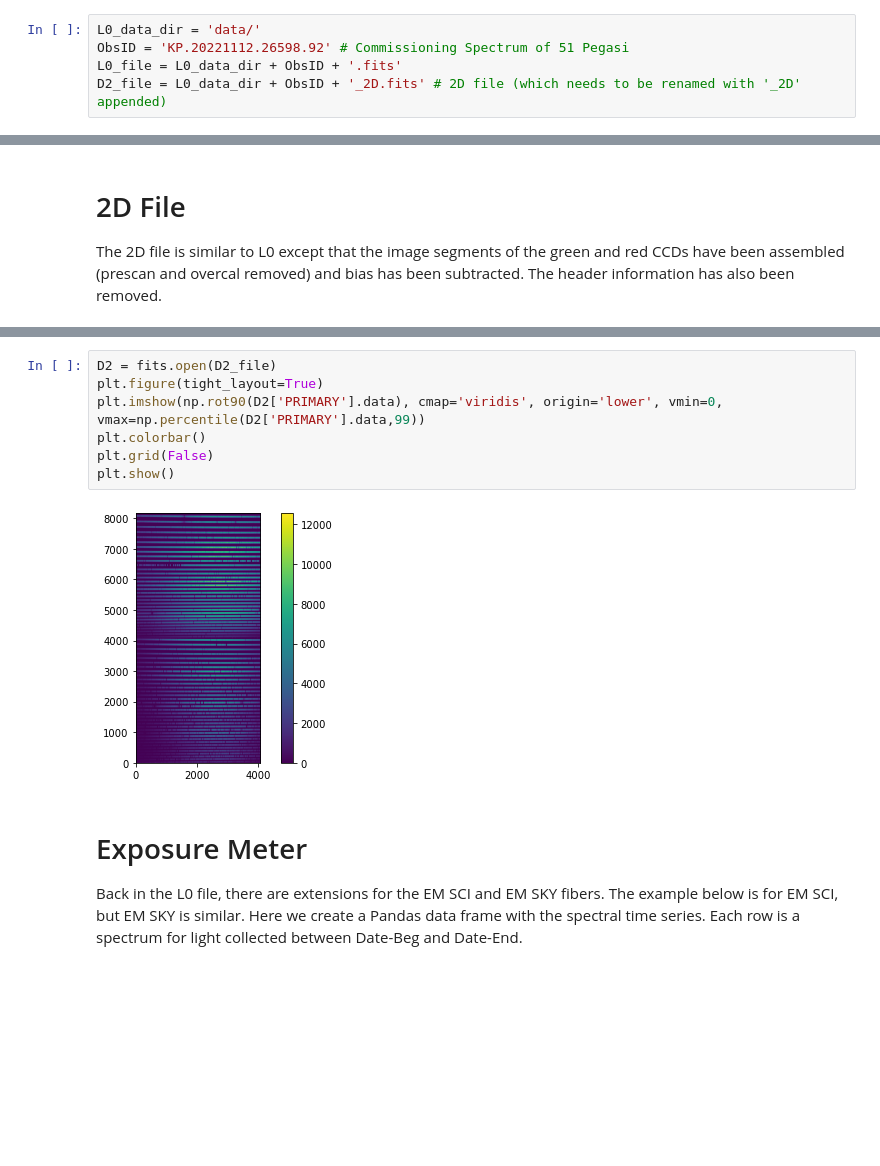
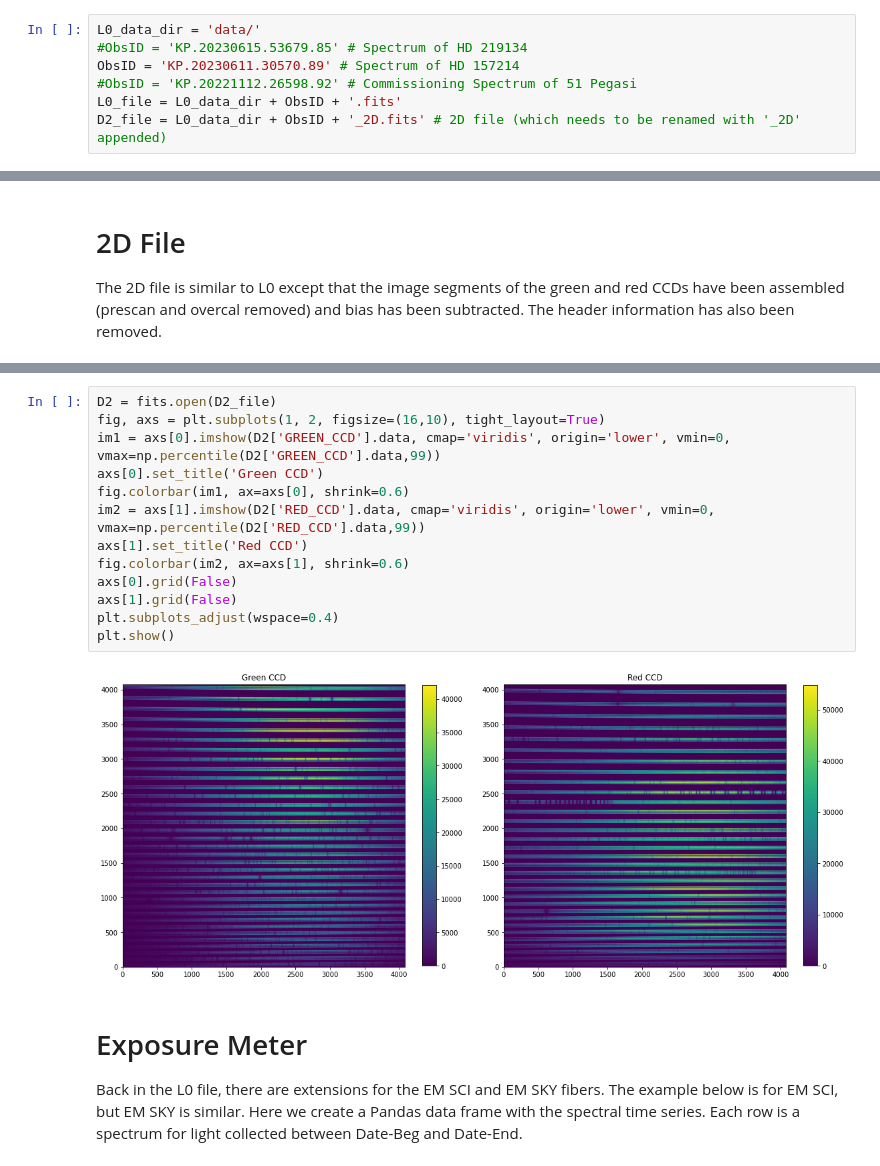
Before and after one commit to Keck-DataReductionPipelines/KPF-Pipeline, a Jupyter notebook: docs/source/tutorials/KPF_Data_Tutorial_L0_and_2D.ipynb, the cells around one changed output, grey strips where cells are left out. Drawn from its saved outputs; the diff is of its cells as text; blank space fills up the shorter version.

```diff
--- a/docs/source/tutorials/KPF_Data_Tutorial_L0_and_2D.ipynb
+++ b/docs/source/tutorials/KPF_Data_Tutorial_L0_and_2D.ipynb
@@ -12,7 +12,9 @@ from astropy.table import Table
 One needs to have the L0 file KP.20221112.26598.92.fits and the 2D file KP.20221112.26598.92_2D.fits in the data/ directory of the folder from which this notebook is running.  These files can be downloaded from Jump or shrek.caltech.edu.  Note that as of 11/23/2022, the 2D file will have the name KP.20221112.26598.92.fits and will need to be renamed KP.20221112.26598.92_2D.fits for the code below to work.  One can also modify the code below to work with other files or paths.
 # %%
 L0_data_dir = 'data/'
-ObsID = 'KP.20221112.26598.92' # Commissioning Spectrum of 51 Pegasi
+#ObsID = 'KP.20230615.53679.85' # Spectrum of HD 219134
+ObsID = 'KP.20230611.30570.89' # Spectrum of HD 157214
+#ObsID = 'KP.20221112.26598.92' # Commissioning Spectrum of 51 Pegasi
 L0_file = L0_data_dir + ObsID + '.fits'
 D2_file = L0_data_dir + ObsID + '_2D.fits' # 2D file (which needs to be renamed with '_2D' appended)
 # %% [markdown]
@@ -105,12 +130,18 @@ The 2D file is similar to L0 except that the image segments of the green and red
 # %%
 D2 = fits.open(D2_file)
-plt.figure(tight_layout=True)
-plt.imshow(np.rot90(D2['PRIMARY'].data), cmap='viridis', origin='lower', vmin=0, vmax=np.percentile(D2['PRIMARY'].data,99))
-plt.colorbar()
-plt.grid(False)
+fig, axs = plt.subplots(1, 2, figsize=(16,10), tight_layout=True)
+im1 = axs[0].imshow(D2['GREEN_CCD'].data, cmap='viridis', origin='lower', vmin=0, vmax=np.percentile(D2['GREEN_CCD'].data,99))
+axs[0].set_title('Green CCD')
+fig.colorbar(im1, ax=axs[0], shrink=0.6)
+im2 = axs[1].imshow(D2['RED_CCD'].data, cmap='viridis', origin='lower', vmin=0, vmax=np.percentile(D2['RED_CCD'].data,99))
+axs[1].set_title('Red CCD')
+fig.colorbar(im2, ax=axs[1], shrink=0.6)
+axs[0].grid(False)
+axs[1].grid(False)
+plt.subplots_adjust(wspace=0.4)
 plt.show()
 # %% [output]
-[figure, old version]
+[figure, new version]
 # %% [markdown]
 # Exposure Meter
 Back in the L0 file, there are extensions for the EM SCI and EM SKY fibers.  The example below is for EM SCI, but EM SKY is similar.  Here we create a Pandas data frame with the spectral time series.  Each row is a spectrum for light collected between Date-Beg and Date-End.
```
Also changed, not shown: parts of 29 cells of this notebook.
